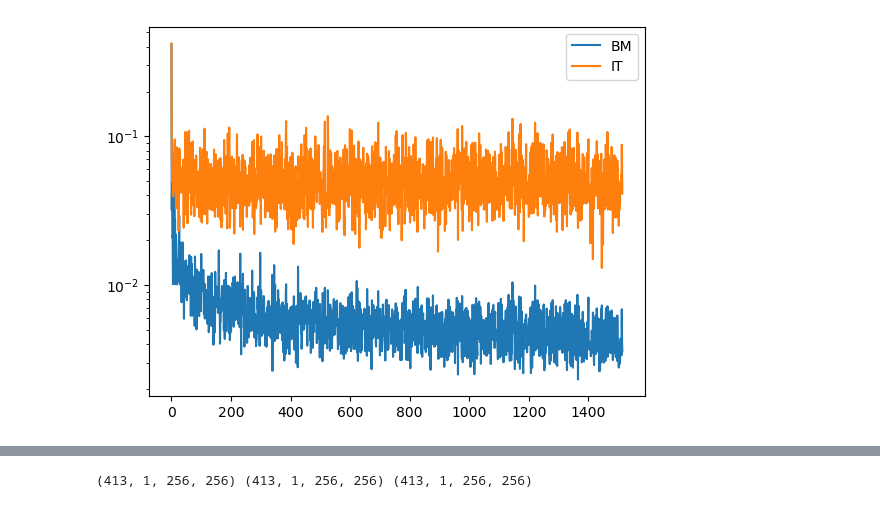
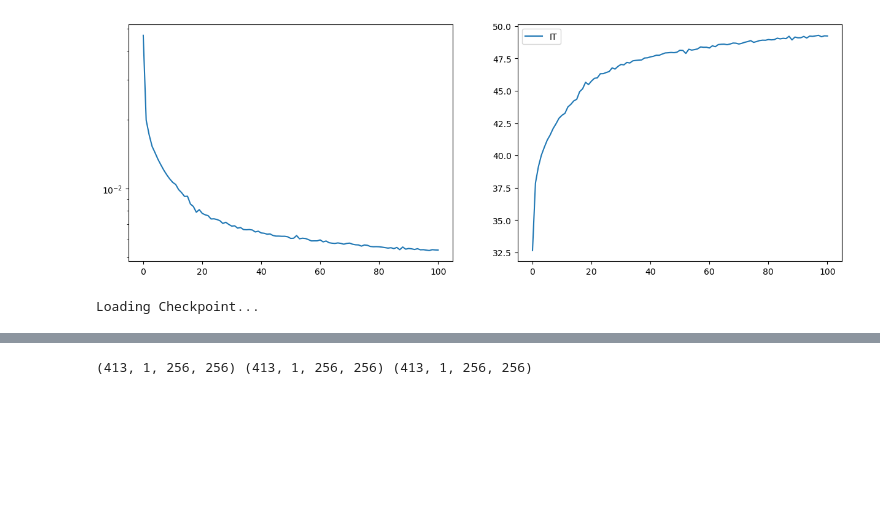
Before and after one commit to smhassanerfani/leap_momentum, a Jupyter notebook: inference.ipynb, the cells around one changed output, grey strips where cells are left out. Saved outputs shown, nothing was run; the diff lists cells and outputs as text; code cells hidden in the pictures; blank space fills up the shorter version.

Commit message:
checked pix2pix with new data transformation

```diff
--- a/inference.ipynb
+++ b/inference.ipynb
@@ -15,21 +16,24 @@ import matplotlib.pyplot as plt
 
 %load_ext autoreload
 # %%
-MODEL = 'DnCNN'
+MODEL = 'PIX2PIX'
 LEARNING_RATE = 2.0E-4
-RESTORE_FROM = os.path.join('outputs', MODEL, 'T05', 'epoch-100')
+# RESTORE_FROM = os.path.join('outputs', MODEL, 'T08', 'epoch-100')
+RESTORE_FROM = os.path.join('outputs', MODEL, 'snapshots', 'epoch-200')
 # %%
-with open( os.path.join(RESTORE_FROM, 'loss.npy'), 'rb') as f:
-    data = np.load(f)
+with open(os.path.join(RESTORE_FROM, 'logger.npy'), 'rb') as f:
+    loss = np.load(f)
+    psnr = np.load(f)
 # %%
-fig, ax = plt.subplots()
-ax.semilogy(data[:, 0], label='BM')
-ax.semilogy(data[:, 1], label='IT')
+fig, (ax1, ax2) = plt.subplots(ncols=2, figsize=(15, 5))
+
+ax1.semilogy(loss, label='BM')
+ax2.plot(psnr, label='IT')
 
 plt.legend()
 plt.show()
 # %% [output]
-[figure, old version]
+[figure, new version]
 # %%
 dataset = Agulhas3(split='val', joint_transform=None)
 dataloader = DataLoader(dataset, batch_size=1, shuffle=False, num_workers=0, pin_memory=False, drop_last=False)
@@ -47,2 +52,5 @@ model = DnCNN(in_channels=1, num_features=64).cuda()
 # %%
-load_checkpoint(f'{RESTORE_FROM}/model.pth.tar', model, None, None)
+# load_checkpoint(f'{RESTORE_FROM}/model.pth.tar', model, None, None)
+load_checkpoint(f'{RESTORE_FROM}/generator.pth.tar', model, None, None)
+# %% [output]
+Loading Checkpoint...
```
Also changed, not shown: parts of 11 cells of this notebook.
